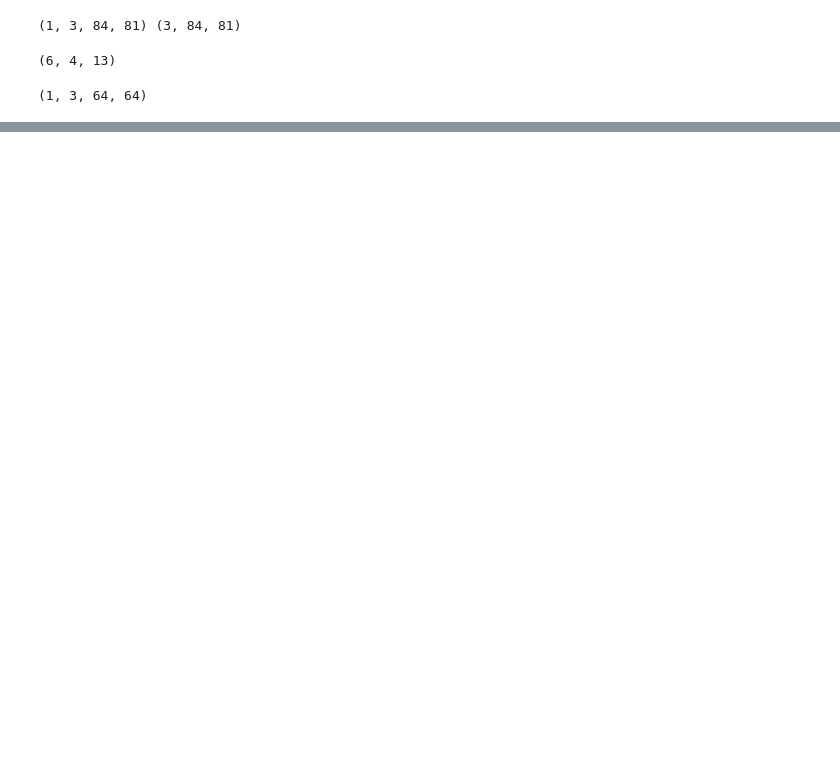
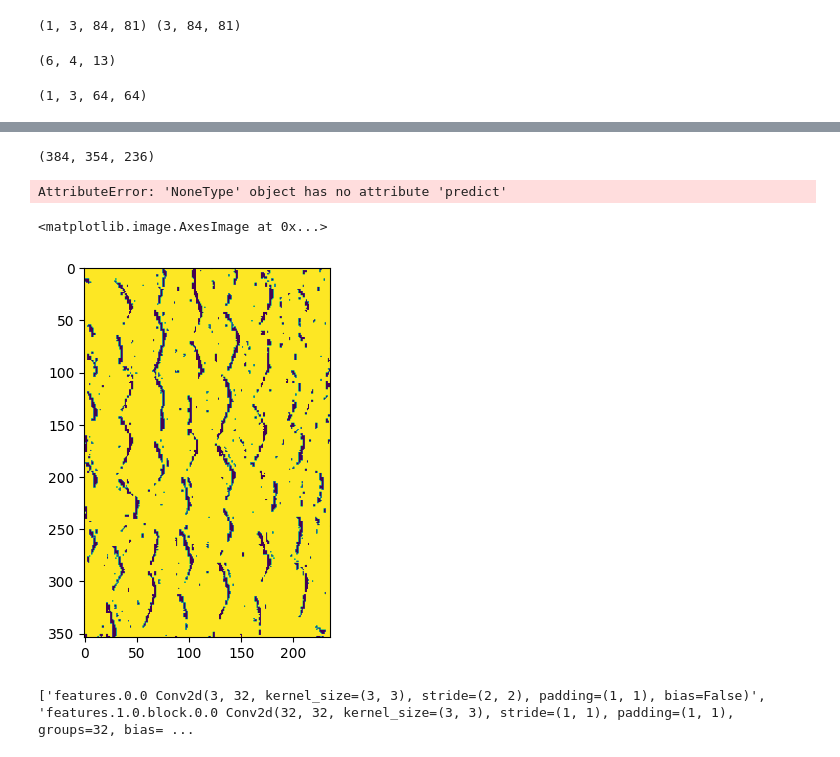
Before and after one commit to guiwitz/napari-convpaint, a Jupyter notebook: src/napari_convpaint/rs_testing.ipynb, the cells around one changed output, grey strips where cells are left out. Saved outputs shown, nothing was run; the diff lists cells and outputs as text; code cells hidden in the pictures; blank space fills up the shorter version.

```diff
--- a/src/napari_convpaint/rs_testing.ipynb
+++ b/src/napari_convpaint/rs_testing.ipynb
@@ -156,0 +173,2 @@ cp_model.pre_process_stack(img).shape
+# %%
+img = np.moveaxis(img, -1, 0)
@@ -156,0 +183,2 @@ cp_model.pre_process_stack(img).shape
+# %%
+clf = cpm.train_classifier(f, t)
@@ -156,0 +205,13 @@ cp_model.pre_process_stack(img).shape
+# %%
+np.array(f_all).shape
+# %% [output]
+(384, 354, 236)
+# %%
+pred = cpm.predict_image(img)
+# %% [output]
+AttributeError: 'NoneType' object has no attribute 'predict'
+# %%
+plt.imshow(pred)
+# %% [output]
+<matplotlib.image.AxesImage at 0x...>
+[figure, added]
@@ -156,0 +225,5 @@ cp_model.pre_process_stack(img).shape
+# %%
+temp_fe_layer_keys = new_cpm.get_fe_layer_keys()
+print(temp_fe_layer_keys)
+# %% [output]
+['features.0.0 Conv2d(3, 32, kernel_size=(3, 3), stride=(2, 2), padding=(1, 1), bias=False)', 'features.1.0.block.0.0 Conv2d(32, 32, kernel_size=(3, 3), stride=(1, 1), padding=(1, 1), groups=32, bias= ...
```
Also changed, not shown: parts of 27 cells of this notebook, 2 other files.
